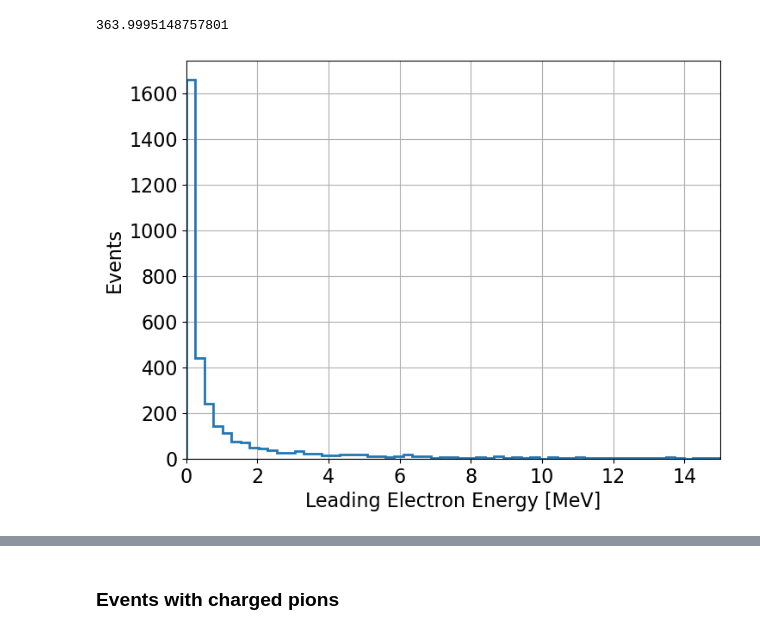
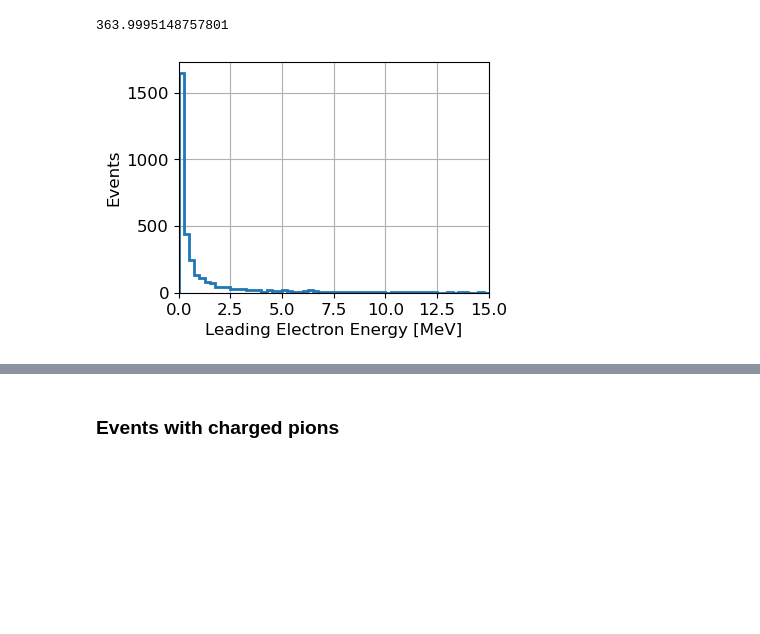
Before and after one commit to yuntsebaryon/SimpleCosmics, a Jupyter notebook: G4Analysis/checkEvtEnergy.ipynb, the cells around one changed output, grey strips where cells are left out. Saved outputs shown, nothing was run; the diff lists cells and outputs as text; code cells hidden in the pictures; blank space fills up the shorter version.

```diff
--- a/G4Analysis/checkEvtEnergy.ipynb
+++ b/G4Analysis/checkEvtEnergy.ipynb
@@ -279,19 +279,19 @@ cosmic[cosmic.muMaxLength<50.].eTotalE.max()
 # %% [output]
 363.9995148757801
 # %%
-fig, ax = plt.subplots( figsize = (8, 6) )
+fig, ax = plt.subplots( figsize = (4, 3) )
 
-ax.hist(cosmic[cosmic.muMaxLength<50.].eMaxE, bins = np.linspace(0, 15, 60), histtype = 'step', lw = 2)
-ax.set_xlabel( r'Leading Electron Energy [MeV]', fontsize = 16 )
-ax.set_ylabel( r'Events', fontsize = 16 )
-ax.tick_params(axis = 'x', labelsize = 16)
-ax.tick_params(axis = 'y', labelsize = 16)
+ax.hist(cosmic[cosmic.muMaxLength<50.].eMaxE, bins = np.linspace(0, 15, 61), histtype = 'step', lw = 2)
+ax.set_xlabel( r'Leading Electron Energy [MeV]', fontsize = 12 )
+ax.set_ylabel( r'Events', fontsize = 12 )
+ax.tick_params(axis = 'x', labelsize = 12)
+ax.tick_params(axis = 'y', labelsize = 12)
 ax.set_xlim( [0, 15])
 
 ax.grid(":")
 fig.savefig('CosmicNoMuonAndeMaxE.pdf')
 # %% [output]
-[figure, old version]
+[figure, new version]
 # %%
 cosmic[(cosmic.muMaxLength<50.)&(cosmic.eMaxE>15.)]
 # %% [output]
```
Also changed, not shown: parts of 18 cells of this notebook.
